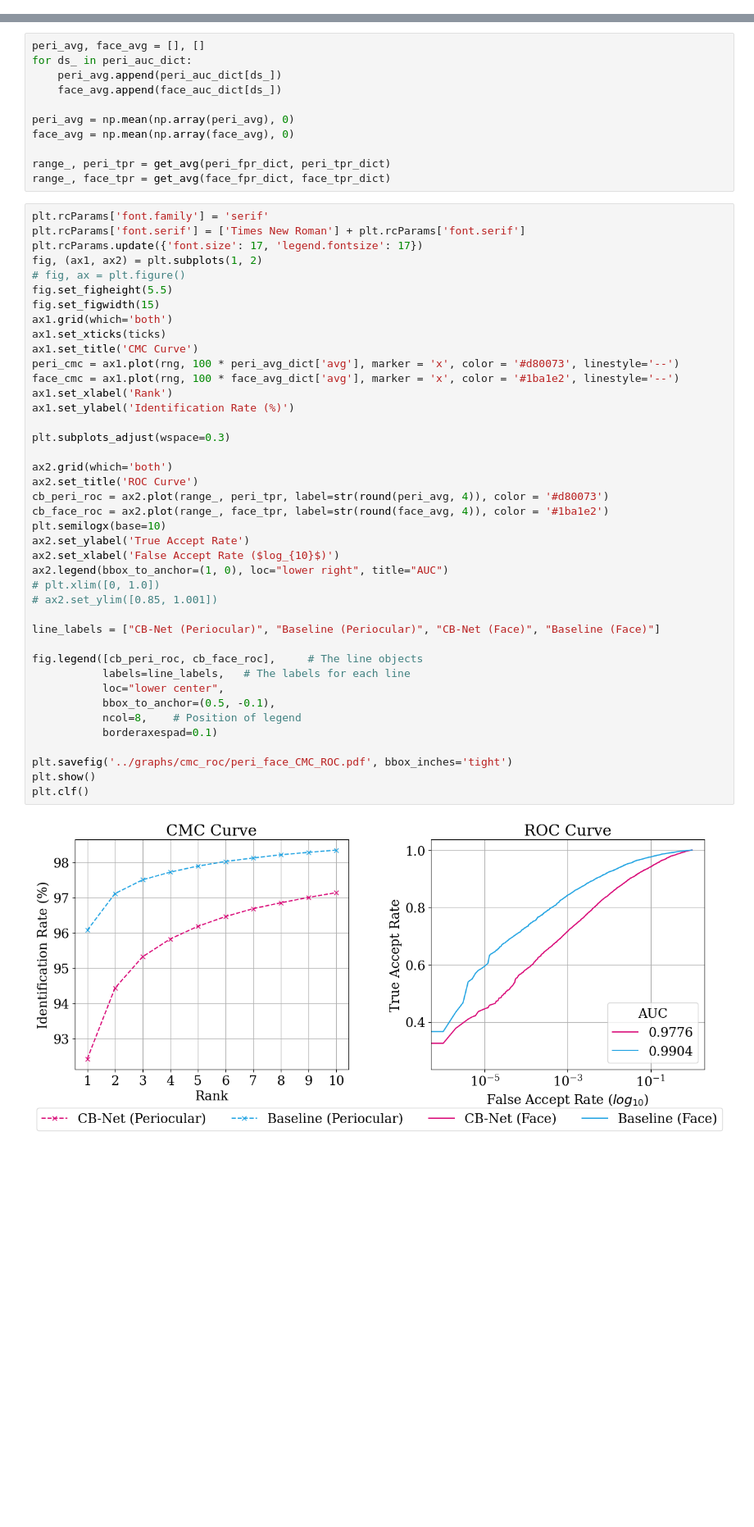
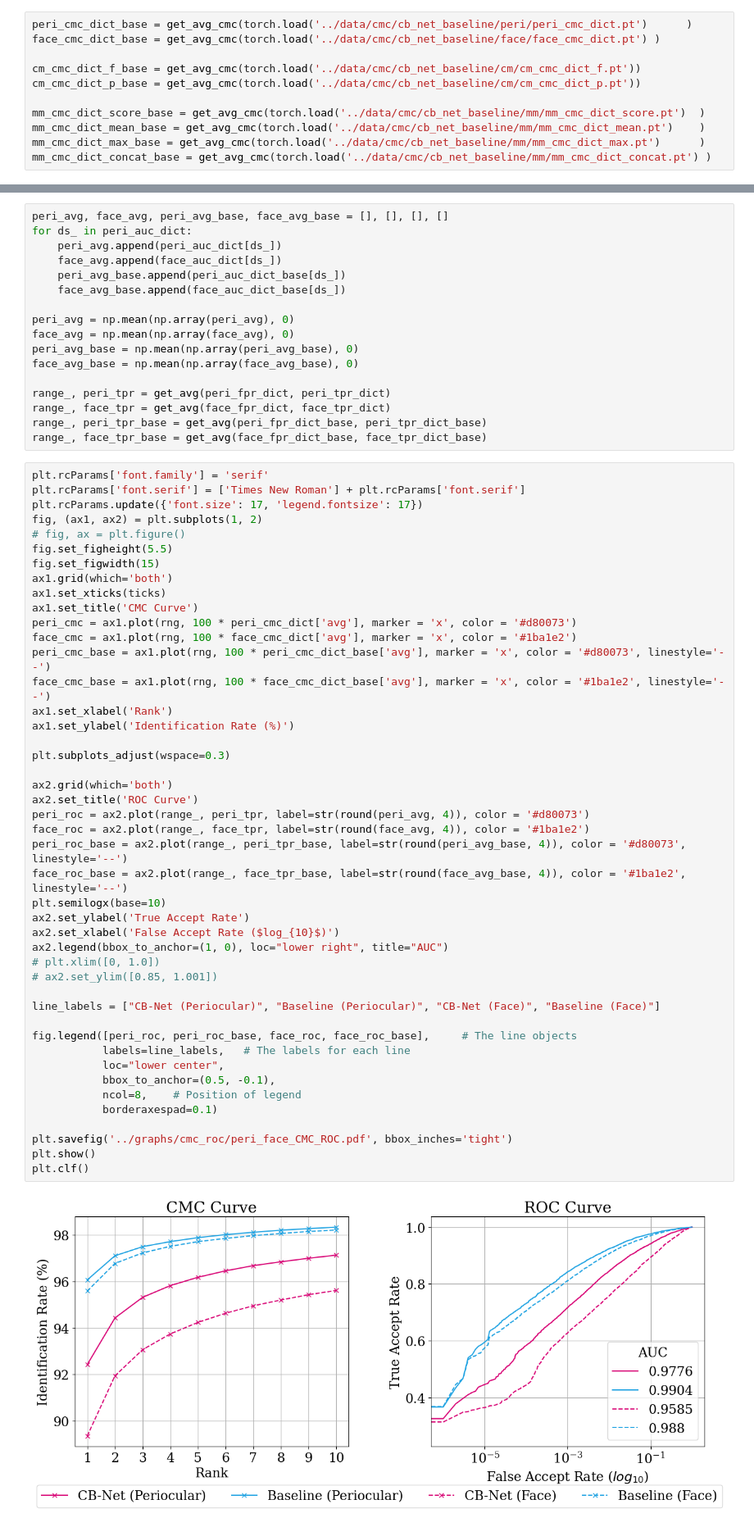
Before and after one commit to tiongsikng/cb_net, a Jupyter notebook: eval/plot_cmc_roc.ipynb, the cells around one changed output, grey strips where cells are left out. Shown: that part at 82% size. Drawn from its saved outputs; the diff is of its cells as text; blank space fills up the shorter version.

```diff
--- a/eval/plot_cmc_roc.ipynb
+++ b/eval/plot_cmc_roc.ipynb
@@ -37,3 +44,14 @@ mm_avg_dict_concat = torch.load('../data/cmc/cb_net/mm/mm_avg_dict_concat.pt')
+# %%
+peri_cmc_dict_base = get_avg_cmc(torch.load('../data/cmc/cb_net_baseline/peri/peri_cmc_dict.pt')      )
+face_cmc_dict_base = get_avg_cmc(torch.load('../data/cmc/cb_net_baseline/face/face_cmc_dict.pt') )
+
+cm_cmc_dict_f_base = get_avg_cmc(torch.load('../data/cmc/cb_net_baseline/cm/cm_cmc_dict_f.pt'))
+cm_cmc_dict_p_base = get_avg_cmc(torch.load('../data/cmc/cb_net_baseline/cm/cm_cmc_dict_p.pt'))
+
+mm_cmc_dict_score_base = get_avg_cmc(torch.load('../data/cmc/cb_net_baseline/mm/mm_cmc_dict_score.pt')  )
+mm_cmc_dict_mean_base = get_avg_cmc(torch.load('../data/cmc/cb_net_baseline/mm/mm_cmc_dict_mean.pt')    )
+mm_cmc_dict_max_base = get_avg_cmc(torch.load('../data/cmc/cb_net_baseline/mm/mm_cmc_dict_max.pt')      )
+mm_cmc_dict_concat_base = get_avg_cmc(torch.load('../data/cmc/cb_net_baseline/mm/mm_cmc_dict_concat.pt') )
 # %%
 def get_avg(fpr_val, tpr_val):
     range_eval = np.arange(0, 1, 1e-6)
@@ -84,14 +137,20 @@ mm_auc_dict_concat = torch.load('../data/roc/cb_net/mm/mm_auc_dict_concat.pt')
 # %%
-peri_avg, face_avg = [], []
+peri_avg, face_avg, peri_avg_base, face_avg_base = [], [], [], []
 for ds_ in peri_auc_dict:
     peri_avg.append(peri_auc_dict[ds_])
     face_avg.append(face_auc_dict[ds_])
+    peri_avg_base.append(peri_auc_dict_base[ds_])
+    face_avg_base.append(face_auc_dict_base[ds_])
 
 peri_avg = np.mean(np.array(peri_avg), 0)
 face_avg = np.mean(np.array(face_avg), 0)
+peri_avg_base = np.mean(np.array(peri_avg_base), 0)
+face_avg_base = np.mean(np.array(face_avg_base), 0)
 
 range_, peri_tpr = get_avg(peri_fpr_dict, peri_tpr_dict)
 range_, face_tpr = get_avg(face_fpr_dict, face_tpr_dict)
+range_, peri_tpr_base = get_avg(peri_fpr_dict_base, peri_tpr_dict_base)
+range_, face_tpr_base = get_avg(face_fpr_dict_base, face_tpr_dict_base)
 # %%
 plt.rcParams['font.family'] = 'serif'
 plt.rcParams['font.serif'] = ['Times New Roman'] + plt.rcParams['font.serif']
@@ -102,38 +161,42 @@ fig.set_figheight(5.5)
 fig.set_figwidth(15)
 ax1.grid(which='both')
 ax1.set_xticks(ticks)
 ax1.set_title('CMC Curve')
-peri_cmc = ax1.plot(rng, 100 * peri_avg_dict['avg'], marker = 'x', color = '#d80073', linestyle='--')
-face_cmc = ax1.plot(rng, 100 * face_avg_dict['avg'], marker = 'x', color = '#1ba1e2', linestyle='--')
+peri_cmc = ax1.plot(rng, 100 * peri_cmc_dict['avg'], marker = 'x', color = '#d80073')
+face_cmc = ax1.plot(rng, 100 * face_cmc_dict['avg'], marker = 'x', color = '#1ba1e2')
+peri_cmc_base = ax1.plot(rng, 100 * peri_cmc_dict_base['avg'], marker = 'x', color = '#d80073', linestyle='--')
+face_cmc_base = ax1.plot(rng, 100 * face_cmc_dict_base['avg'], marker = 'x', color = '#1ba1e2', linestyle='--')
 ax1.set_xlabel('Rank')
 ax1.set_ylabel('Identification Rate (%)')
 
 plt.subplots_adjust(wspace=0.3)
 
 ax2.grid(which='both')
 ax2.set_title('ROC Curve')
-cb_peri_roc = ax2.plot(range_, peri_tpr, label=str(round(peri_avg, 4)), color = '#d80073')
-cb_face_roc = ax2.plot(range_, face_tpr, label=str(round(face_avg, 4)), color = '#1ba1e2')
+peri_roc = ax2.plot(range_, peri_tpr, label=str(round(peri_avg, 4)), color = '#d80073')
+face_roc = ax2.plot(range_, face_tpr, label=str(round(face_avg, 4)), color = '#1ba1e2')
+peri_roc_base = ax2.plot(range_, peri_tpr_base, label=str(round(peri_avg_base, 4)), color = '#d80073', linestyle='--')
+face_roc_base = ax2.plot(range_, face_tpr_base, label=str(round(face_avg_base, 4)), color = '#1ba1e2', linestyle='--')
 plt.semilogx(base=10)
 ax2.set_ylabel('True Accept Rate')
 ax2.set_xlabel('False Accept Rate ($log_{10}$)')
 ax2.legend(bbox_to_anchor=(1, 0), loc="lower right", title="AUC")
 # plt.xlim([0, 1.0])
 # ax2.set_ylim([0.85, 1.001])
 
 line_labels = ["CB-Net (Periocular)", "Baseline (Periocular)", "CB-Net (Face)", "Baseline (Face)"]
 
-fig.legend([cb_peri_roc, cb_face_roc],     # The line objects
+fig.legend([peri_roc, peri_roc_base, face_roc, face_roc_base],     # The line objects
            labels=line_labels,   # The labels for each line
            loc="lower center",
            bbox_to_anchor=(0.5, -0.1),
            ncol=8,    # Position of legend
            borderaxespad=0.1)
 
 plt.savefig('../graphs/cmc_roc/peri_face_CMC_ROC.pdf', bbox_inches='tight')
 plt.show()
 plt.clf()
 # %% [output]
-[figure, old version]
+[figure, new version]
 <Figure size 640x480 with 0 Axes>
 # %%
```
Also changed, not shown: parts of 7 cells of this notebook, 6 other files.
